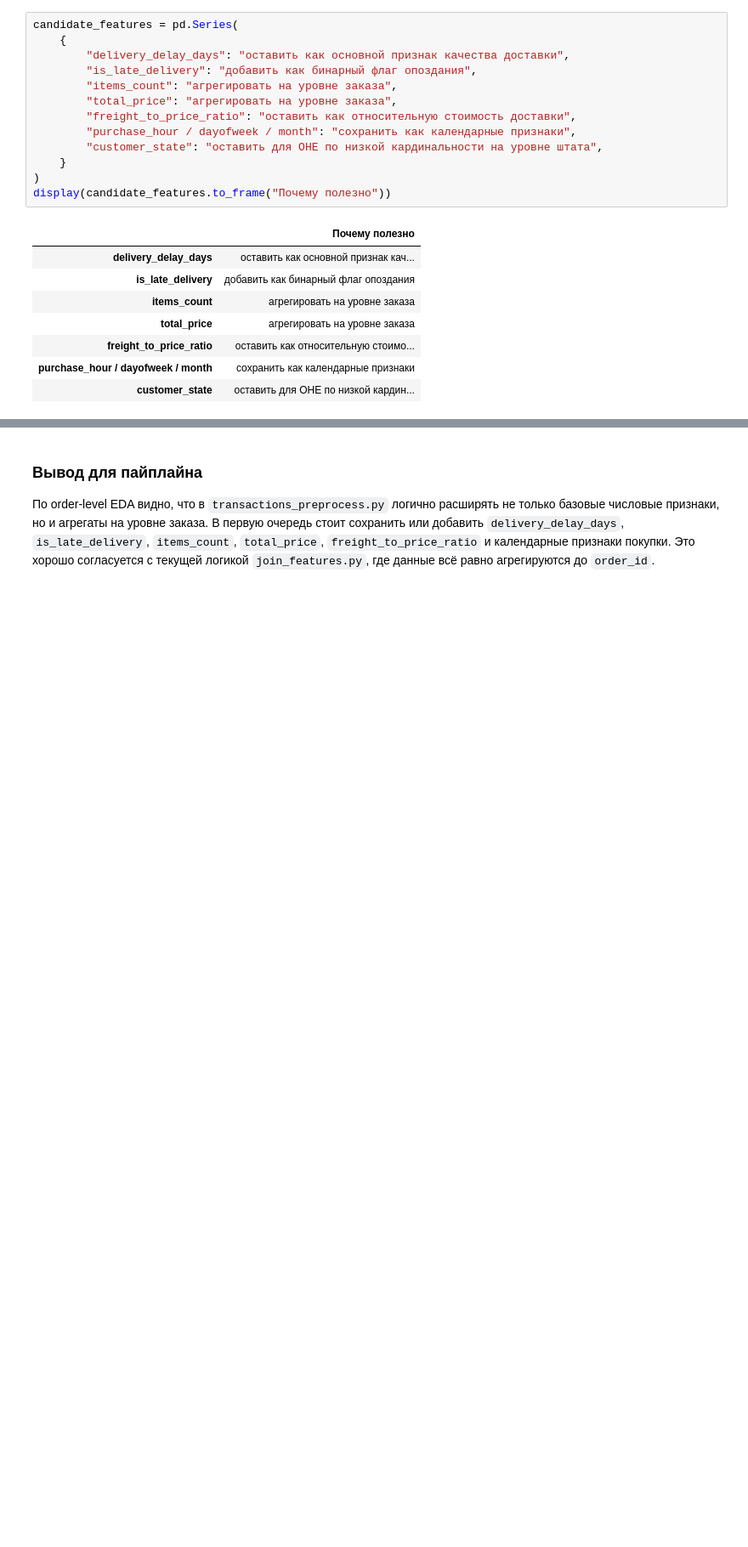
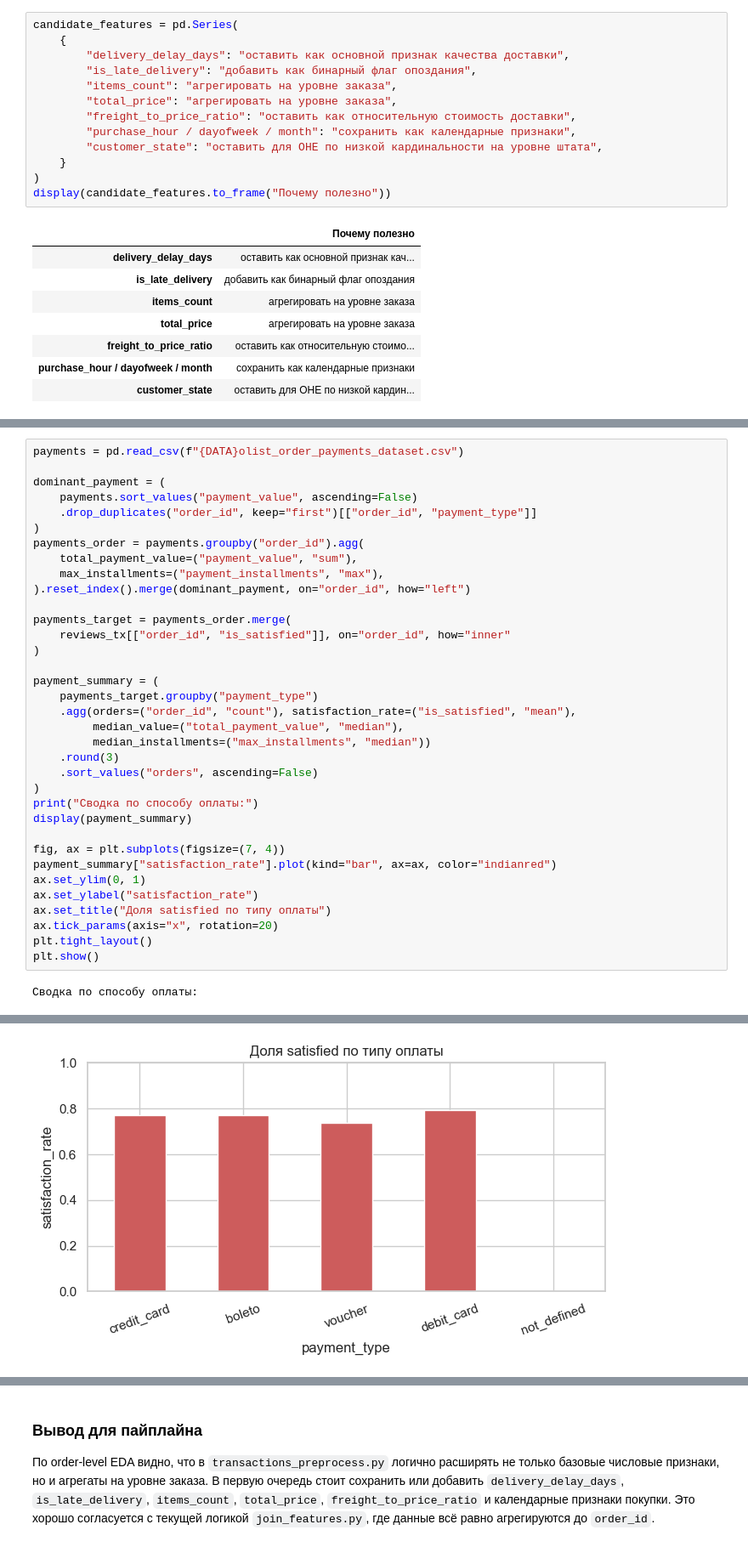
Before and after one commit to alisingit/ISSII, a Jupyter notebook: lab1/notebooks/eda_transactions.ipynb, the cells around one changed output, grey strips where cells are left out. Shown at 85% size. Saved outputs shown, nothing was run; the diff lists cells and outputs as text; blank space fills up the shorter version.

```diff
--- a/lab1/notebooks/eda_transactions.ipynb
+++ b/lab1/notebooks/eda_transactions.ipynb
@@ -300,0 +339,37 @@ display(candidate_features.to_frame("Почему полезно"))
+# %%
+payments = pd.read_csv(f"{DATA}olist_order_payments_dataset.csv")
+
+dominant_payment = (
+    payments.sort_values("payment_value", ascending=False)
+    .drop_duplicates("order_id", keep="first")[["order_id", "payment_type"]]
+)
+payments_order = payments.groupby("order_id").agg(
+    total_payment_value=("payment_value", "sum"),
+    max_installments=("payment_installments", "max"),
+).reset_index().merge(dominant_payment, on="order_id", how="left")
+
+payments_target = payments_order.merge(
+    reviews_tx[["order_id", "is_satisfied"]], on="order_id", how="inner"
+)
+
+payment_summary = (
+    payments_target.groupby("payment_type")
+    .agg(orders=("order_id", "count"), satisfaction_rate=("is_satisfied", "mean"),
+         median_value=("total_payment_value", "median"),
+         median_installments=("max_installments", "median"))
+    .round(3)
+    .sort_values("orders", ascending=False)
+)
+print("Сводка по способу оплаты:")
+display(payment_summary)
+
+fig, ax = plt.subplots(figsize=(7, 4))
+payment_summary["satisfaction_rate"].plot(kind="bar", ax=ax, color="indianred")
+ax.set_ylim(0, 1)
+ax.set_ylabel("satisfaction_rate")
+ax.set_title("Доля satisfied по типу оплаты")
+ax.tick_params(axis="x", rotation=20)
+plt.tight_layout()
+plt.show()
+# %% [output]
+Сводка по способу оплаты:
@@ -300,0 +383 @@ display(candidate_features.to_frame("Почему полезно"))
+[figure, added]
```
Also changed, not shown: parts of 4 cells of this notebook, 4 other files.
